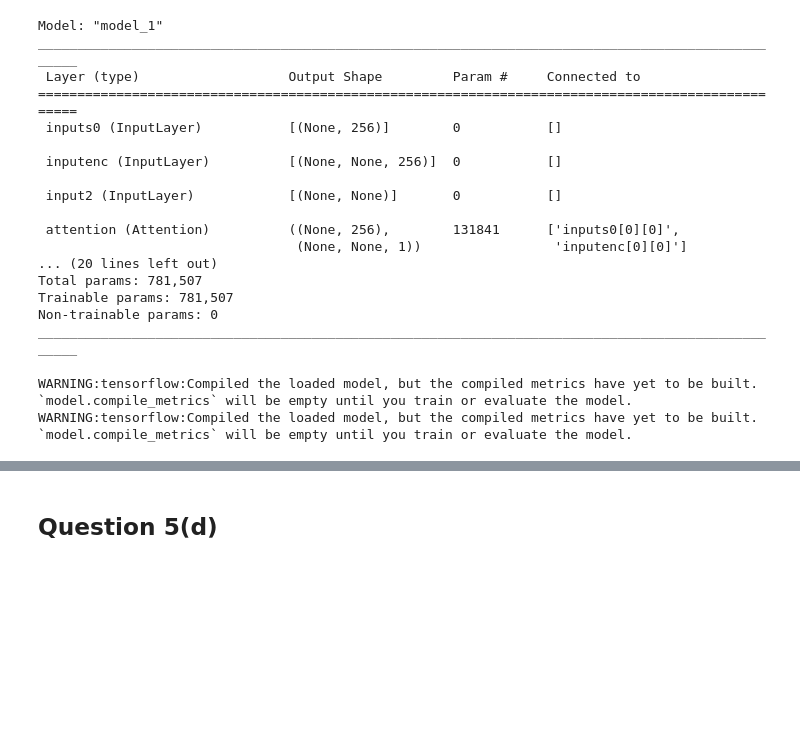
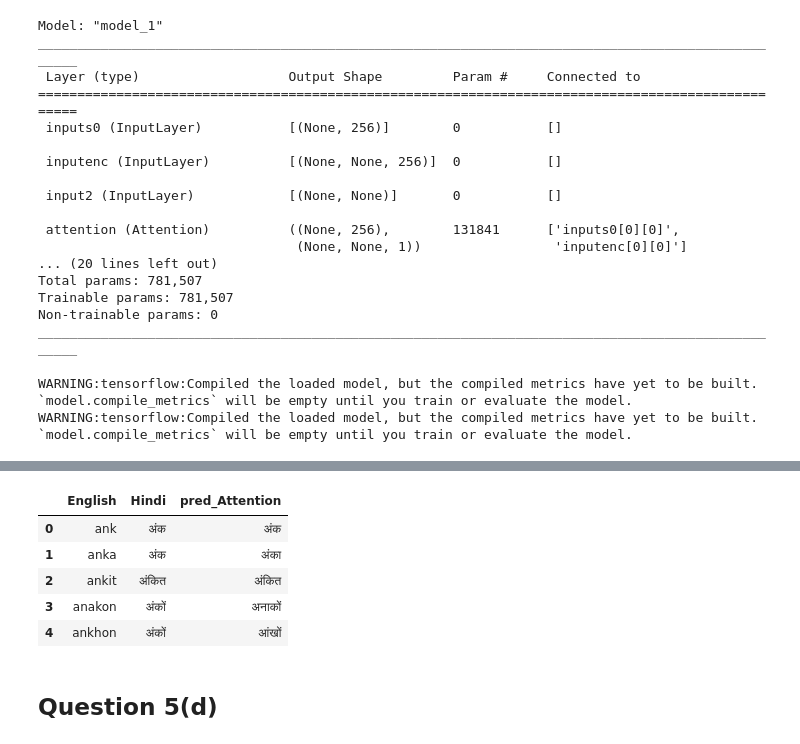
Before and after one commit to dipnarayan501/Assignment3, a Jupyter notebook: attention_without_wandb.ipynb, the cells around one changed output, grey strips where cells are left out. Drawn from its saved outputs; the diff is of its cells as text; code cells hidden in the pictures; blank space fills up the shorter version.

```diff
--- a/attention_without_wandb.ipynb
+++ b/attention_without_wandb.ipynb
@@ -547,6 +549,15 @@ beam_df = pd.DataFrame(words_beam ,columns=['English','Hindi']+[f'Pred_Attention
 
 test_df = pd.DataFrame(words,columns=['English','Hindi','pred_Attention'])
 test_df.to_csv('predictions_attention.csv')
+# %%
+test_df.head(5)
+# %% [output]
+|  | English | Hindi | pred_Attention |
+| 0 | ank | अंक | अंक |
+| 1 | anka | अंक | अंका |
+| 2 | ankit | अंकित | अंकित |
+| 3 | anakon | अंकों | अनाकों |
+| 4 | ankhon | अंकों | आंखों |
 # %% [markdown]
 ## Question 5(d)
 # %%
```
Also changed, not shown: parts of 9 cells of this notebook.
